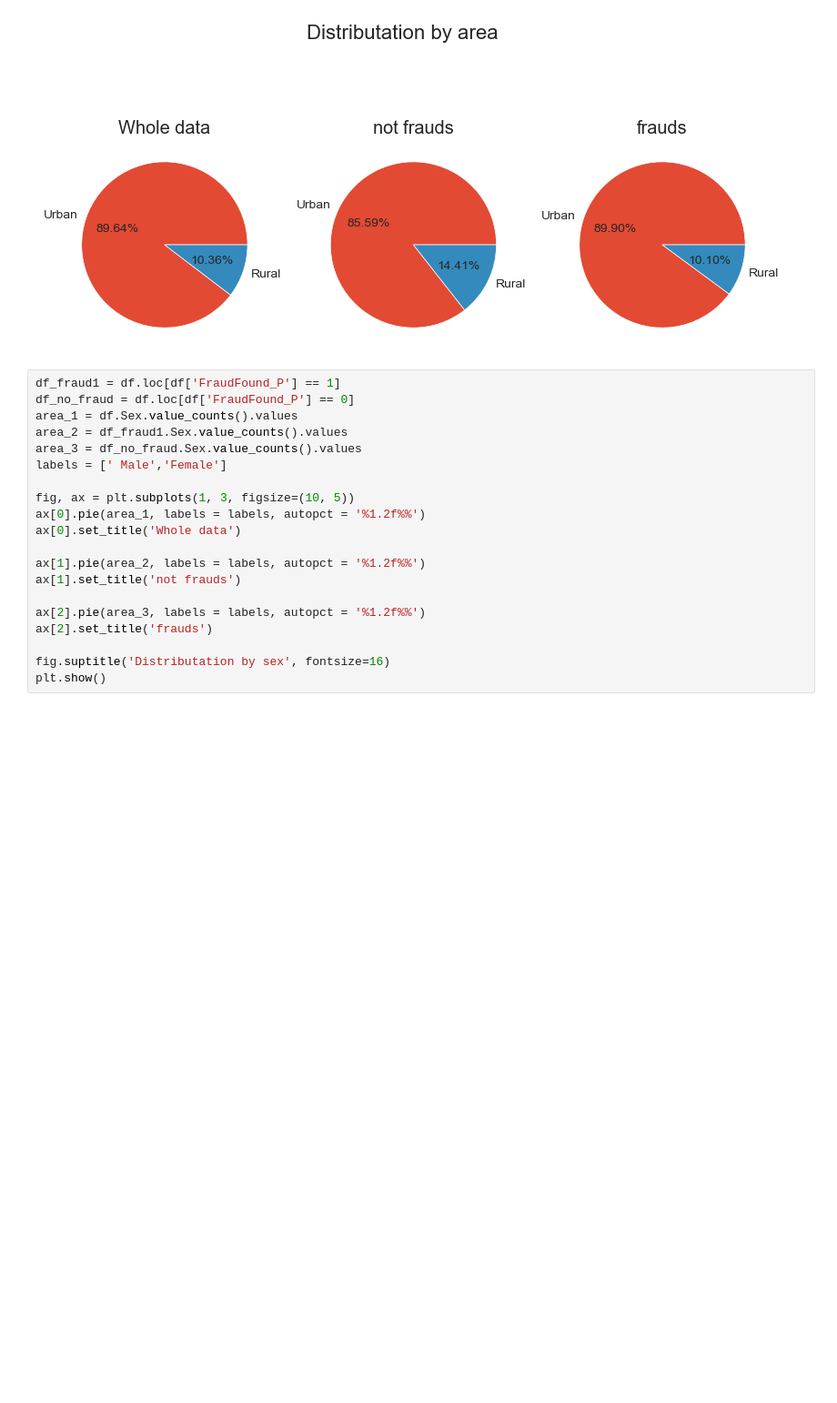
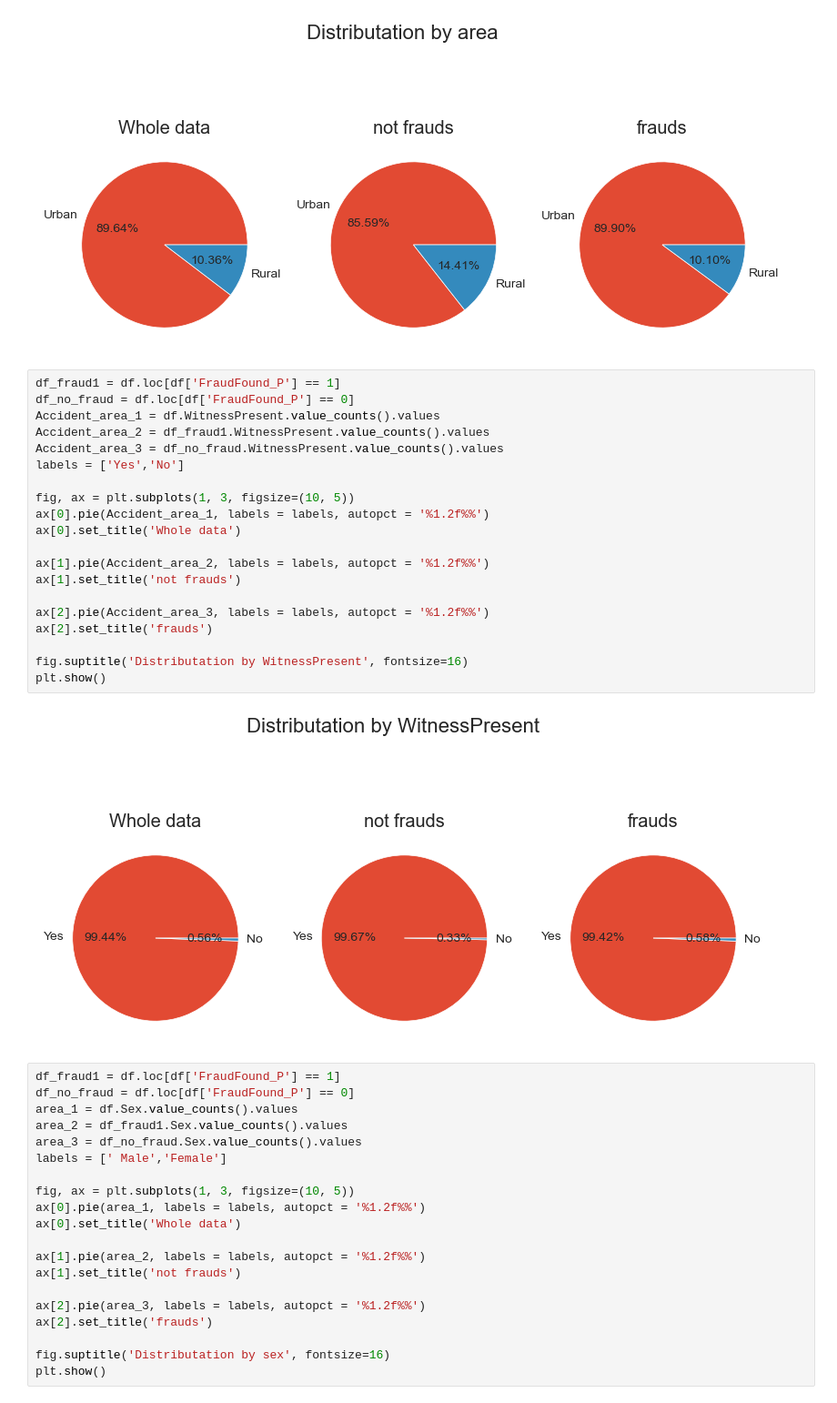
Before and after one commit to arianaira/vehicle-claim-fraud-detection, a Jupyter notebook: vehicle-claim-fraud-detection.ipynb, the cells around one changed output. Shown at 91% size. Drawn from its saved outputs; the diff is of its cells as text; blank space fills up the shorter version.

```diff
--- a/vehicle-claim-fraud-detection.ipynb
+++ b/vehicle-claim-fraud-detection.ipynb
@@ -155,6 +287,28 @@ fig.suptitle('Distributation by area', fontsize=16)
 plt.show()
 # %% [output]
 [figure]
+# %%
+df_fraud1 = df.loc[df['FraudFound_P'] == 1]
+df_no_fraud = df.loc[df['FraudFound_P'] == 0]
+Accident_area_1 = df.WitnessPresent.value_counts().values
+Accident_area_2 = df_fraud1.WitnessPresent.value_counts().values
+Accident_area_3 = df_no_fraud.WitnessPresent.value_counts().values
+labels = ['Yes','No']
+
+fig, ax = plt.subplots(1, 3, figsize=(10, 5))
+ax[0].pie(Accident_area_1, labels = labels, autopct = '%1.2f%%')
+ax[0].set_title('Whole data')
+
+ax[1].pie(Accident_area_2, labels = labels, autopct = '%1.2f%%')
+ax[1].set_title('not frauds')
+
+ax[2].pie(Accident_area_3, labels = labels, autopct = '%1.2f%%')
+ax[2].set_title('frauds')
+
+fig.suptitle('Distributation by WitnessPresent', fontsize=16)
+plt.show()
+# %% [output]
+[figure, added]
 # %%
 df_fraud1 = df.loc[df['FraudFound_P'] == 1]
 df_no_fraud = df.loc[df['FraudFound_P'] == 0]
```
Also changed, not shown: parts of 64 cells of this notebook, 1 other file.
